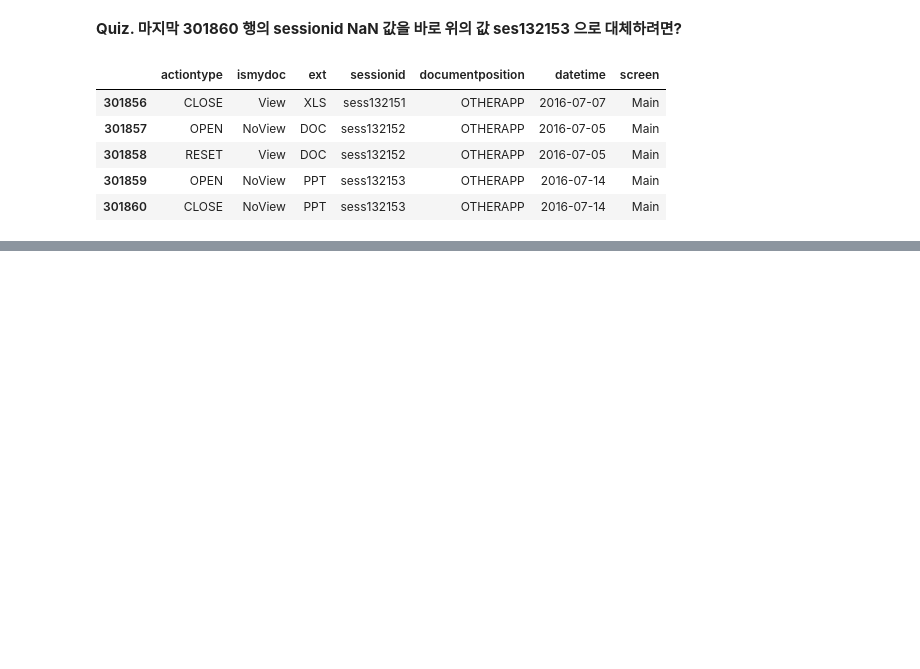
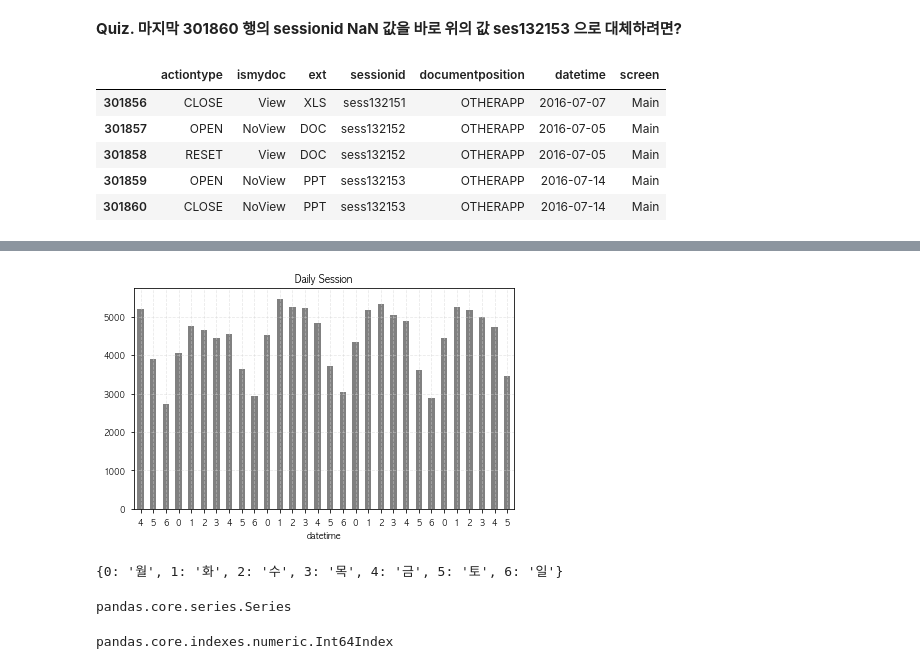
Before and after one commit to suhyun-cho/TIL, a Jupyter notebook: python/데이터분석Tutorial_유저Funnel분석.ipynb, the cells around one changed output, grey strips where cells are left out. Saved outputs shown, nothing was run; the diff lists cells and outputs as text; code cells hidden in the pictures; blank space fills up the shorter version.

```diff
--- a/python/데이터분석Tutorial_유저Funnel분석.ipynb
+++ b/python/데이터분석Tutorial_유저Funnel분석.ipynb
@@ -1057,0 +1088,27 @@ df.tail(5)
+# %%
+## daily session count (weekofday)
+# 0: Monday, 6: Sunday
+
+s=df.groupby('datetime')['sessionid'].nunique()
+# 날짜index를 요일index로 변경
+s.index=s.index.dayofweek
+s.plot(color='grey',kind='bar',rot=0);
+
+plt.title("Daily Session")
+plt.grid(color='lightgrey', alpha=0.5, linestyle='--')
+plt.tight_layout()
+# %% [output]
+[figure, added]
+# %%
+day_dict={0:'월',1:'화',2:'수',3:'목',4:'금',5:'토',6:'일'}
+day_dict
+# %% [output]
+{0: '월', 1: '화', 2: '수', 3: '목', 4: '금', 5: '토', 6: '일'}
+# %%
+type(s.to_frame().reset_index()['datetime'])
+# %% [output]
+pandas.core.series.Series
+# %%
+type(s.index)
+# %% [output]
+pandas.core.indexes.numeric.Int64Index
```
Also changed, not shown: parts of 39 cells of this notebook.
